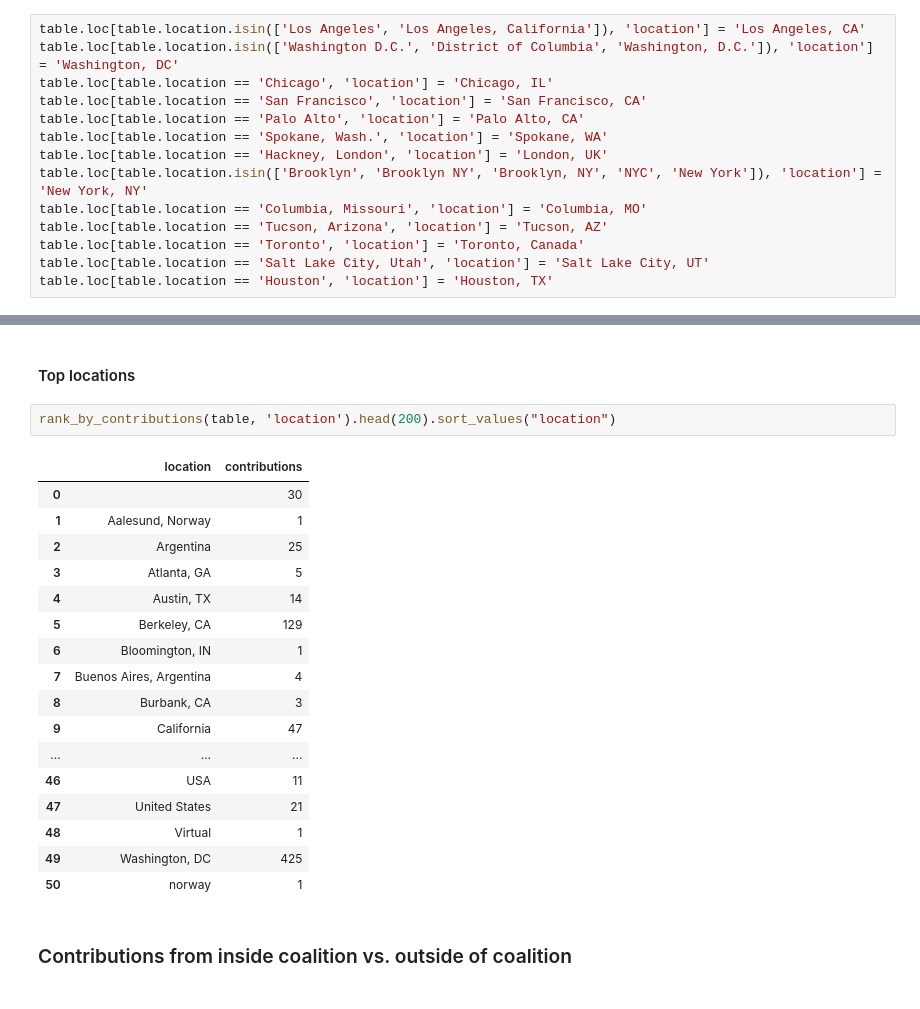
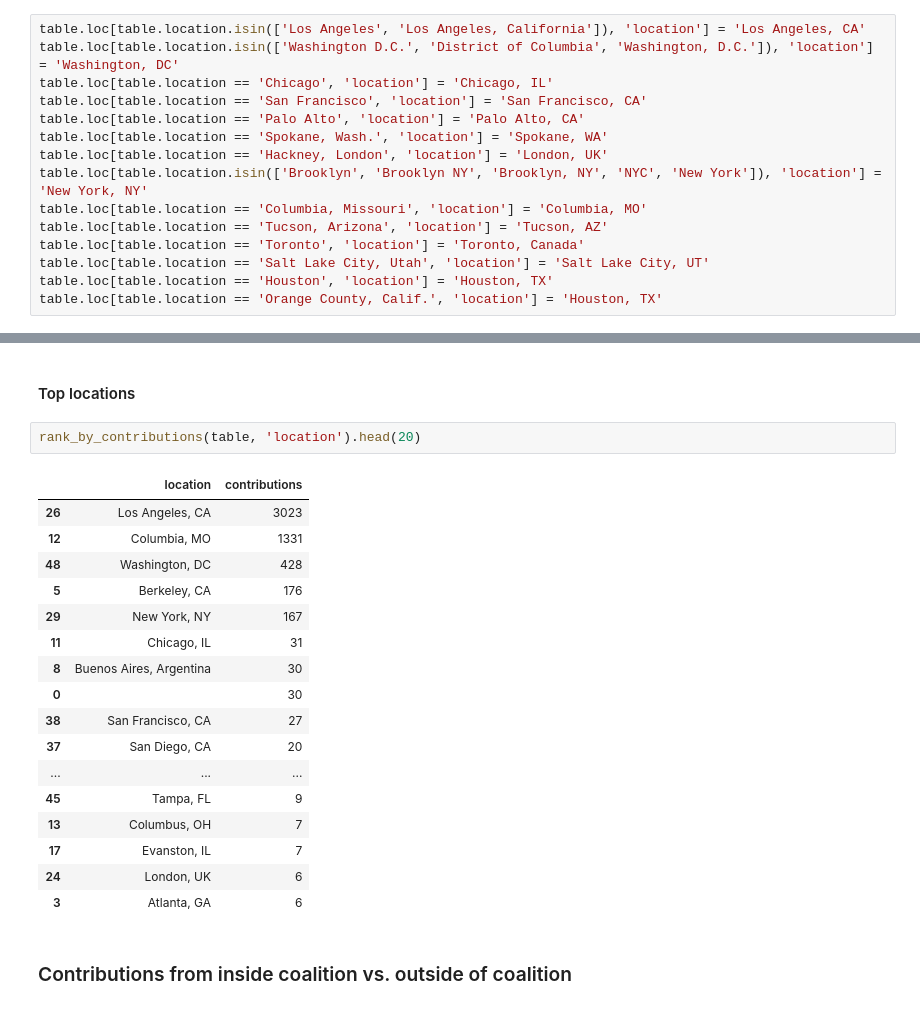
Before and after one commit to palewire/python-calaccess-notebooks, a Jupyter notebook: project-management/contributors.ipynb, the cells around one changed output, grey strips where cells are left out. Cells and saved outputs as stored; diff of their text form.

Commit message:
Finished location clean up pass

```diff
--- a/project-management/contributors.ipynb
+++ b/project-management/contributors.ipynb
@@ -73,6 +73,7 @@ table.loc[table.location == 'Tucson, Arizona', 'location'] = 'Tucson, AZ'
 table.loc[table.location == 'Toronto', 'location'] = 'Toronto, Canada'
 table.loc[table.location == 'Salt Lake City, Utah', 'location'] = 'Salt Lake City, UT'
 table.loc[table.location == 'Houston', 'location'] = 'Houston, TX'
+table.loc[table.location == 'Orange County, Calif.', 'location'] = 'Houston, TX'
 # %%
 table.company = table.company.str.replace("The ", "")
 table.loc[table.company == 'Sunnmorsposten', 'company'] = 'Sunnmørsposten'
@@ -295,25 +296,25 @@ rank_by_contributions(table, 'company').head(20)
 # %% [markdown]
 #### Top locations
 # %%
-rank_by_contributions(table, 'location').head(200).sort_values("location")
+rank_by_contributions(table, 'location').head(20)
 # %% [output]
 |  | location | contributions |
+| 26 | Los Angeles, CA | 3023 |
+| 12 | Columbia, MO | 1331 |
+| 48 | Washington, DC | 428 |
+| 5 | Berkeley, CA | 176 |
+| 29 | New York, NY | 167 |
+| 11 | Chicago, IL | 31 |
+| 8 | Buenos Aires, Argentina | 30 |
 | 0 |  | 30 |
-| 1 | Aalesund, Norway | 1 |
-| 2 | Argentina | 25 |
-| 3 | Atlanta, GA | 5 |
-| 4 | Austin, TX | 14 |
-| 5 | Berkeley, CA | 129 |
-| 6 | Bloomington, IN | 1 |
-| 7 | Buenos Aires, Argentina | 4 |
-| 8 | Burbank, CA | 3 |
-| 9 | California | 47 |
+| 38 | San Francisco, CA | 27 |
+| 37 | San Diego, CA | 20 |
 | ... | ... | ... |
-| 46 | USA | 11 |
-| 47 | United States | 21 |
-| 48 | Virtual | 1 |
-| 49 | Washington, DC | 425 |
-| 50 | norway | 1 |
+| 45 | Tampa, FL | 9 |
+| 13 | Columbus, OH | 7 |
+| 17 | Evanston, IL | 7 |
+| 24 | London, UK | 6 |
+| 3 | Atlanta, GA | 6 |
 # %% [markdown]
 ### Contributions from inside coalition vs. outside of coalition
 # %%
```
Also changed, not shown: parts of 4 cells of this notebook, 3 other files.
